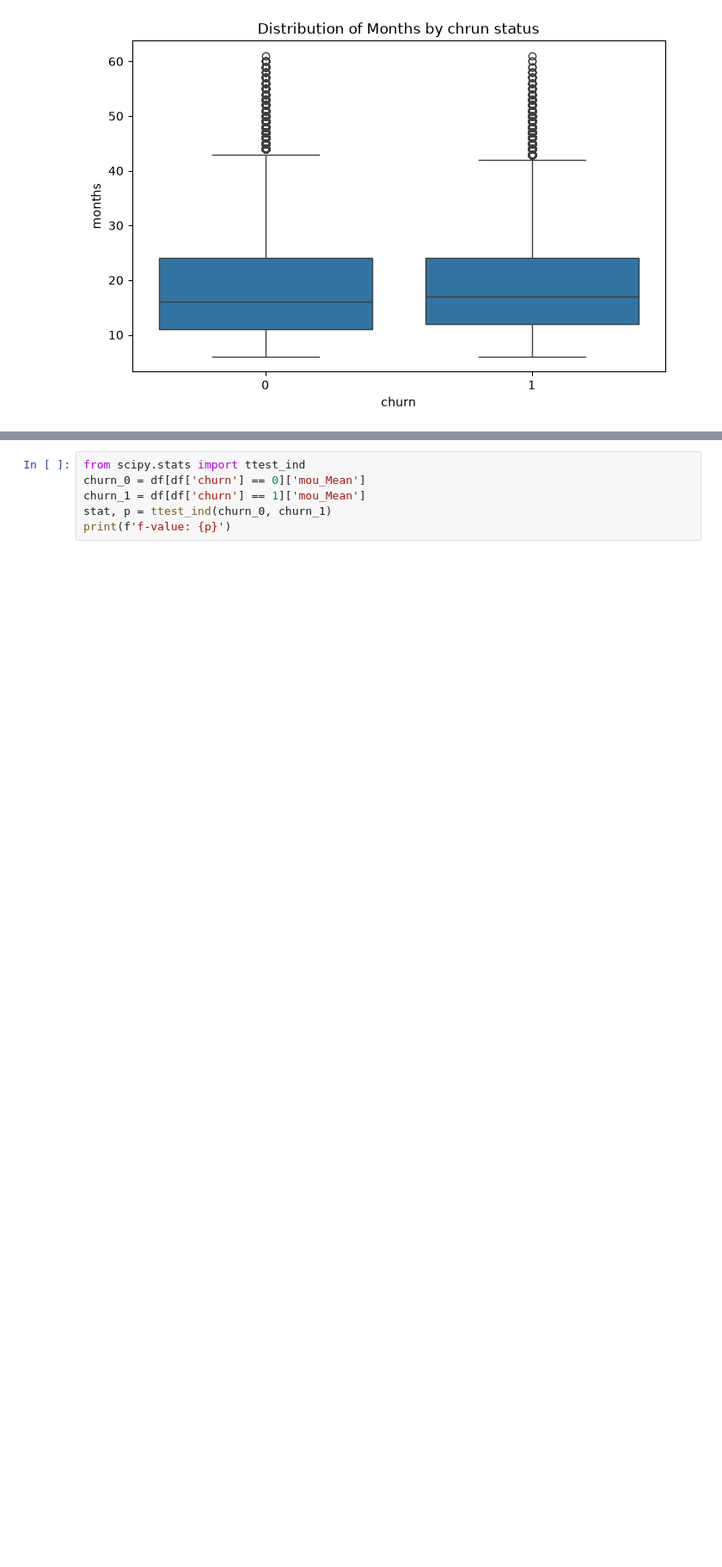
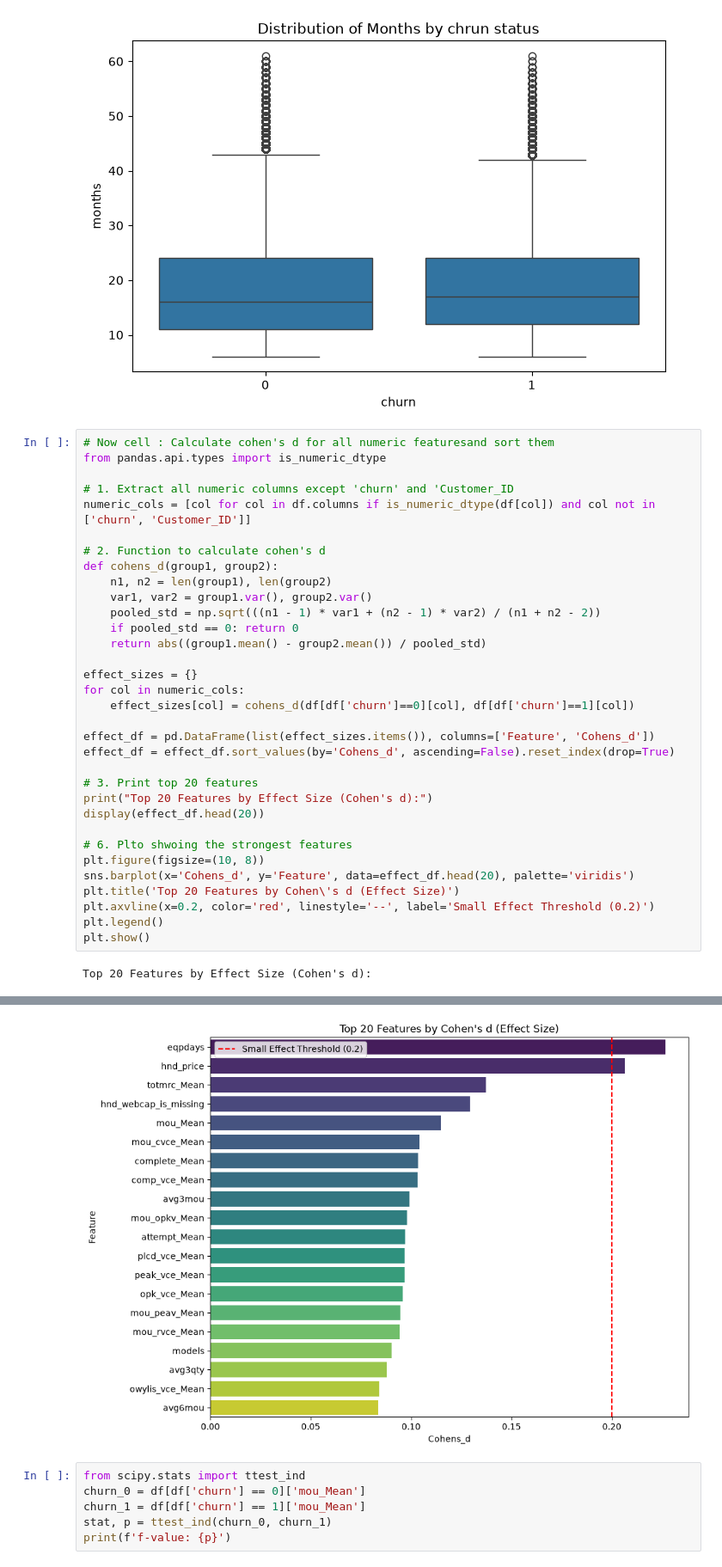
Before and after one commit to yahia-touati/gci_world-2026, a Jupyter notebook: notebooks/eda.ipynb, the cells around one changed output, grey strips where cells are left out. Shown at 86% size. Drawn from its saved outputs; the diff is of its cells as text; blank space fills up the shorter version.

```diff
--- a/notebooks/eda.ipynb
+++ b/notebooks/eda.ipynb
@@ -261,3 +276,38 @@ plt.title('Distribution of Months by chrun status')
 plt.show()
 # %% [output]
 [figure]
+# %%
+# Now cell : Calculate cohen's d for all numeric featuresand sort them
+from pandas.api.types import is_numeric_dtype
+
+# 1. Extract all numeric columns except 'churn' and 'Customer_ID
+numeric_cols = [col for col in df.columns if is_numeric_dtype(df[col]) and col not in ['churn', 'Customer_ID']]
+
+# 2. Function to calculate cohen's d
+def cohens_d(group1, group2):
+    n1, n2 = len(group1), len(group2)
+    var1, var2 = group1.var(), group2.var()
+    pooled_std = np.sqrt(((n1 - 1) * var1 + (n2 - 1) * var2) / (n1 + n2 - 2))
+    if pooled_std == 0: return 0
+    return abs((group1.mean() - group2.mean()) / pooled_std)
+
+effect_sizes = {}
+for col in numeric_cols:
+    effect_sizes[col] = cohens_d(df[df['churn']==0][col], df[df['churn']==1][col])
+
+effect_df = pd.DataFrame(list(effect_sizes.items()), columns=['Feature', 'Cohens_d'])
+effect_df = effect_df.sort_values(by='Cohens_d', ascending=False).reset_index(drop=True)
+
+# 3. Print top 20 features
+print("Top 20 Features by Effect Size (Cohen's d):")
+display(effect_df.head(20))
+
+# 6. Plto shwoing the strongest features
+plt.figure(figsize=(10, 8))
+sns.barplot(x='Cohens_d', y='Feature', data=effect_df.head(20), palette='viridis')
+plt.title('Top 20 Features by Cohen\'s d (Effect Size)')
+plt.axvline(x=0.2, color='red', linestyle='--', label='Small Effect Threshold (0.2)')
+plt.legend()
+plt.show()
+# %% [output]
+Top 20 Features by Effect Size (Cohen's d):
@@ -264,3 +331,4 @@ plt.show()
+[figure, added]
 # %%
 from scipy.stats import ttest_ind
 churn_0 = df[df['churn'] == 0]['mou_Mean']
```
Also changed, not shown: parts of 3 cells of this notebook, 1 other file.
